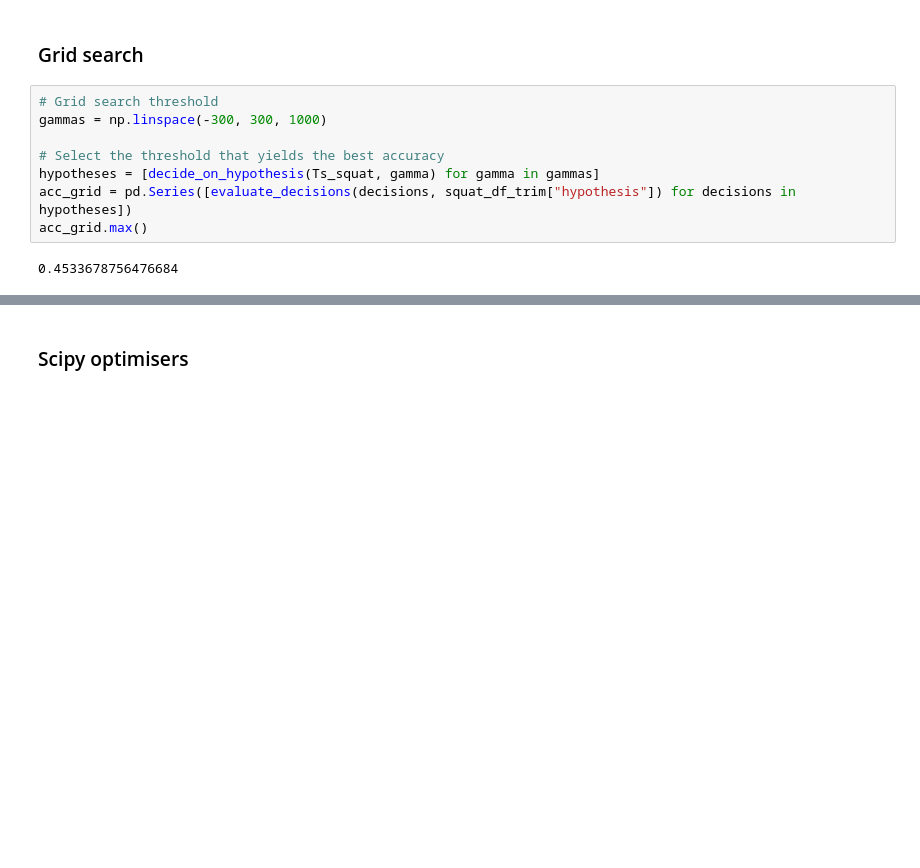
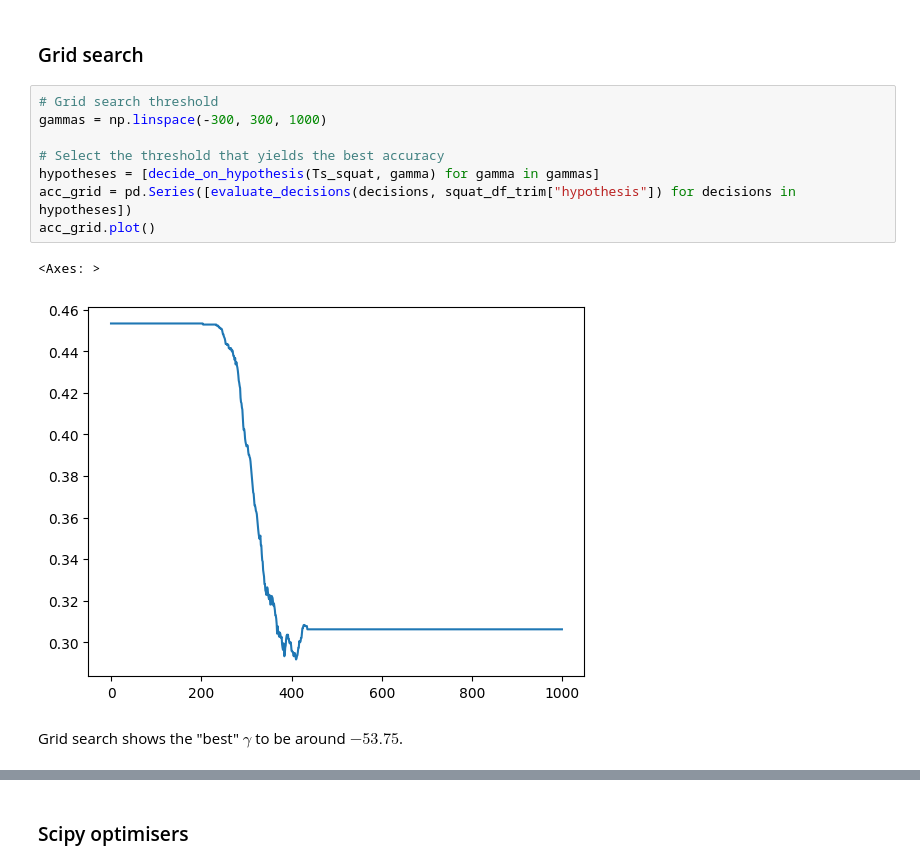
Before and after one commit to sjb296/linear-motion-detection, a Jupyter notebook: main.ipynb, the cells around one changed output, grey strips where cells are left out. Cells and saved outputs as stored; diff of their text form; blank space fills up the shorter version.

```diff
--- a/main.ipynb
+++ b/main.ipynb
@@ -388,10 +376,13 @@ def evaluate_decisions(decisions, true_hyps):
 # %%
 # Grid search threshold
 gammas = np.linspace(-300, 300, 1000)
 
 # Select the threshold that yields the best accuracy
 hypotheses = [decide_on_hypothesis(Ts_squat, gamma) for gamma in gammas]
 acc_grid = pd.Series([evaluate_decisions(decisions, squat_df_trim["hypothesis"]) for decisions in hypotheses])
-acc_grid.max()
+acc_grid.plot()
 # %% [output]
-0.4533678756476684
+<Axes: >
+[figure, added]
+# %% [markdown]
+Grid search shows the "best" $\gamma$ to be around $-53.75$.
```
Also changed, not shown: parts of 10 cells of this notebook, 1 other file.
